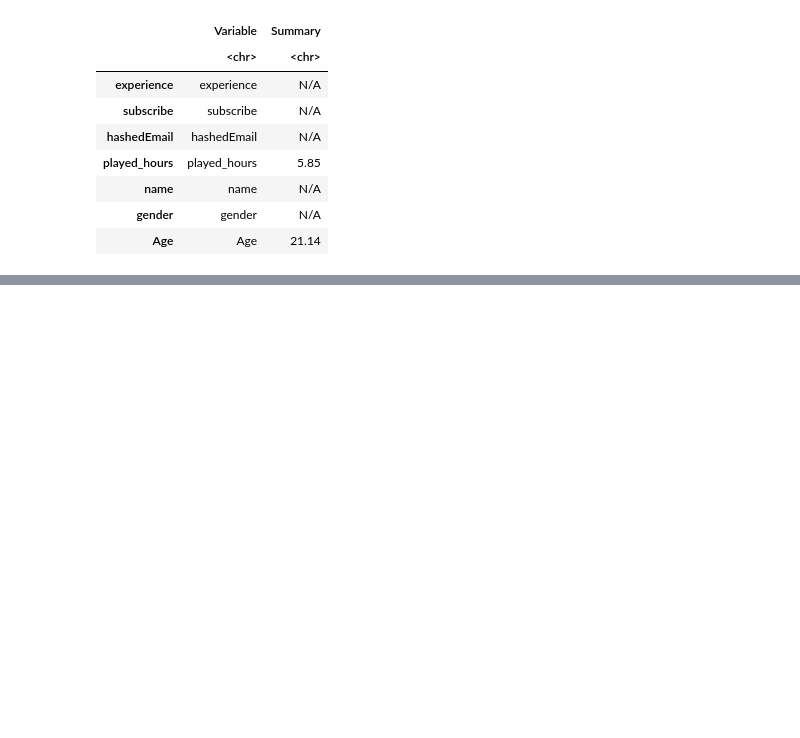
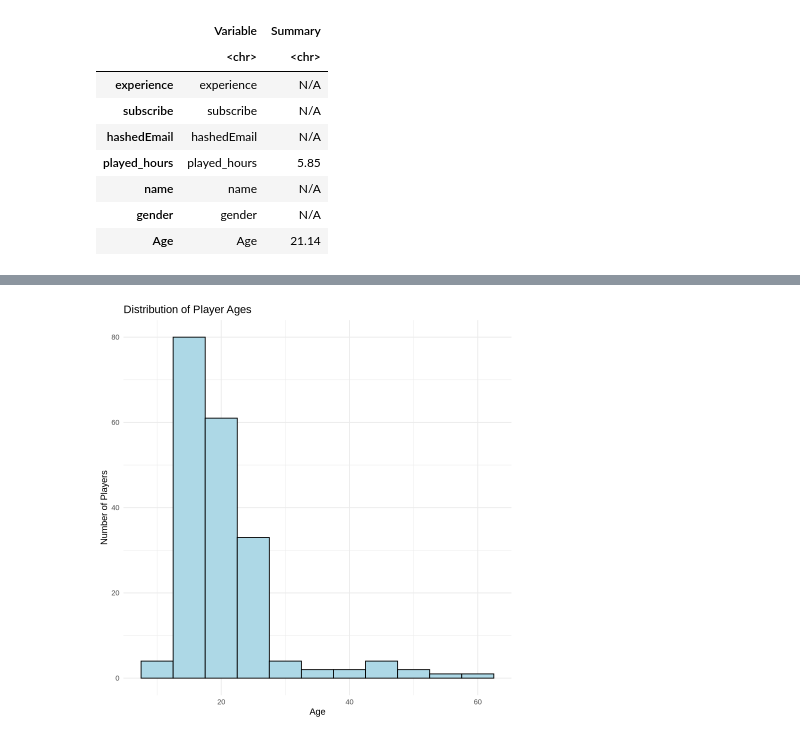
Before and after one commit to amandaarenn/DSCI-100-Individual-Project-Planning, a Jupyter notebook: Proj planning.ipynb, the cells around one changed output, grey strips where cells are left out. Drawn from its saved outputs; the diff is of its cells as text; code cells hidden in the pictures; blank space fills up the shorter version.

```diff
--- a/Proj planning.ipynb
+++ b/Proj planning.ipynb
@@ -132,0 +352,9 @@ A data.frame: 7 × 2
+# %%
+# Age Distribution of Players
+ggplot(players, aes(x = Age)) +
+    geom_histogram(binwidth = 5, fill = "lightblue", color = "black") +
+    labs(title = "Distribution of Player Ages",
+        x = "Age",
+        y = "Number of Players") +
+    theme_minimal()
+# %% [output]
@@ -132,0 +363 @@ A data.frame: 7 × 2
+[figure, added]
```
Also changed, not shown: parts of 18 cells of this notebook.
